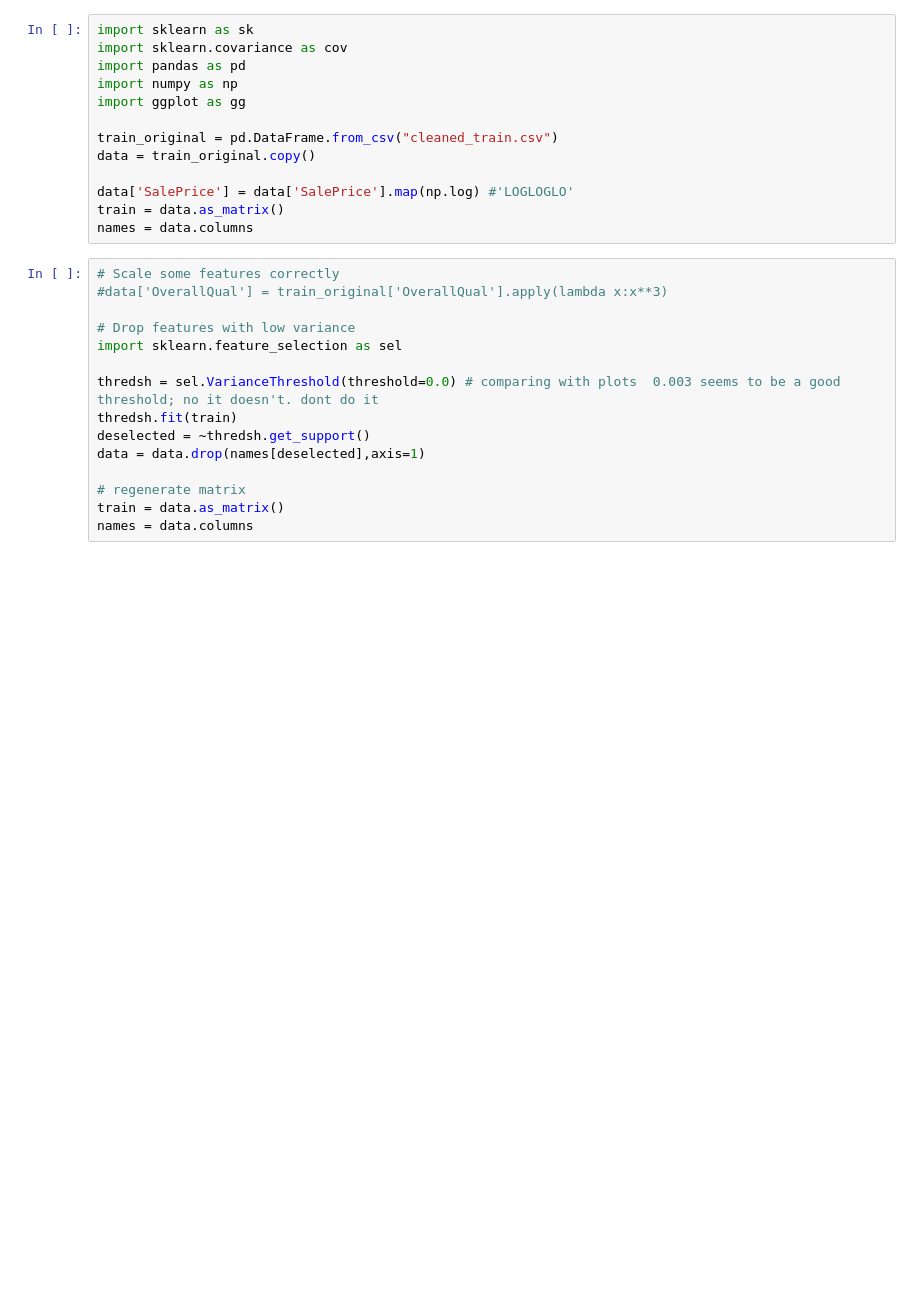
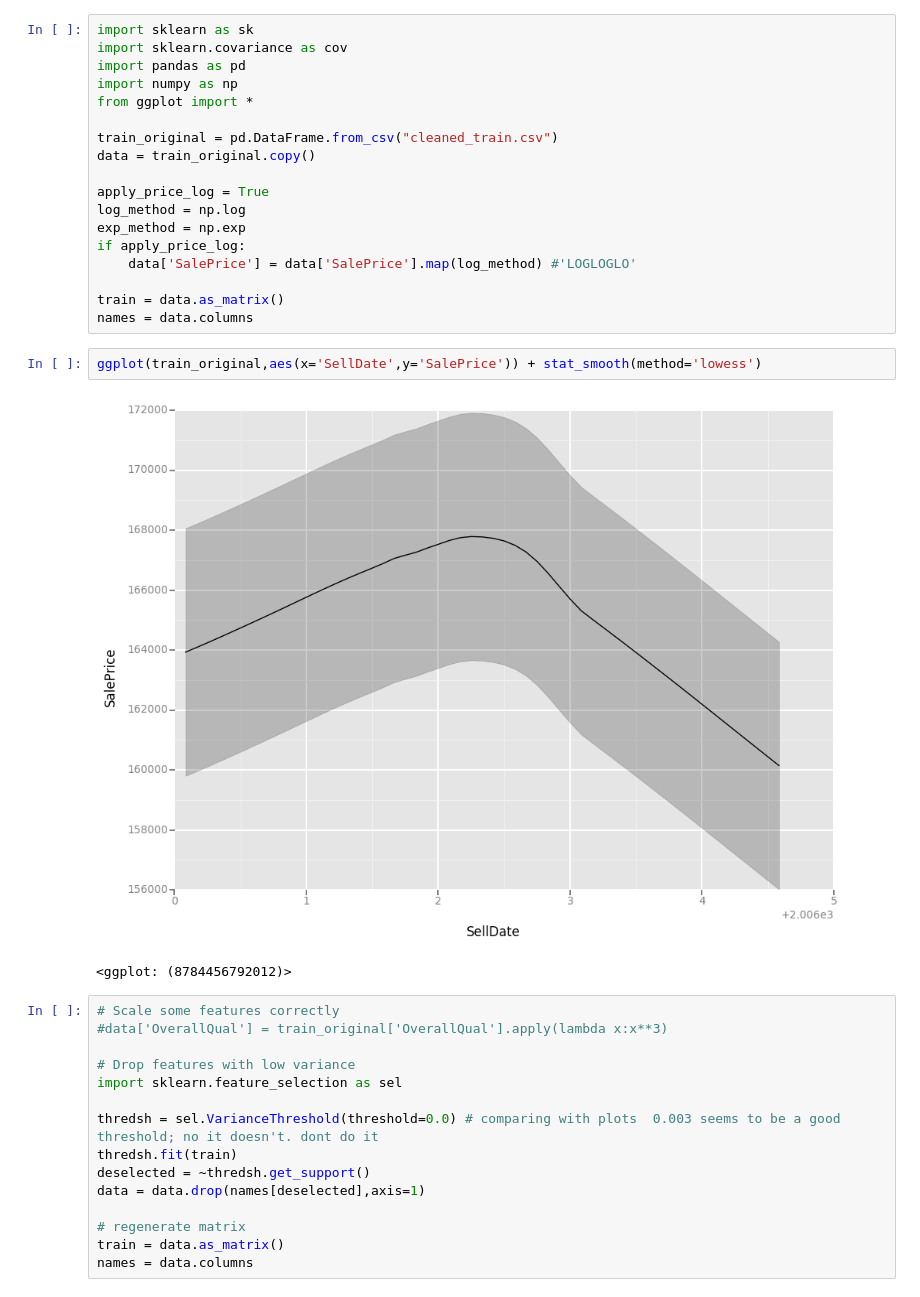
Before and after one commit to DimensionalScoop/SMD, a Jupyter notebook: Max/Blatt8/Model.ipynb, the cells around one changed output. Saved outputs shown, nothing was run; the diff lists cells and outputs as text; blank space fills up the shorter version.

```diff
--- a/Max/Blatt8/Model.ipynb
+++ b/Max/Blatt8/Model.ipynb
@@ -3,14 +3,24 @@ import sklearn as sk
 import sklearn.covariance as cov
 import pandas as pd
 import numpy as np
-import ggplot as gg
+from ggplot import *
 
 train_original = pd.DataFrame.from_csv("cleaned_train.csv")
 data = train_original.copy()
 
-data['SalePrice'] = data['SalePrice'].map(np.log) #'LOGLOGLO'
+apply_price_log = True
+log_method = np.log
+exp_method = np.exp
+if apply_price_log:
+    data['SalePrice'] = data['SalePrice'].map(log_method) #'LOGLOGLO'
+
 train = data.as_matrix()
 names = data.columns
+# %%
+ggplot(train_original,aes(x='SellDate',y='SalePrice')) + stat_smooth(method='lowess')
+# %% [output]
+[figure, added]
+<ggplot: (8784456792012)>
 # %%
 # Scale some features correctly
 #data['OverallQual'] = train_original['OverallQual'].apply(lambda x:x**3)
```
Also changed, not shown: parts of 10 cells of this notebook, 6 other files.
